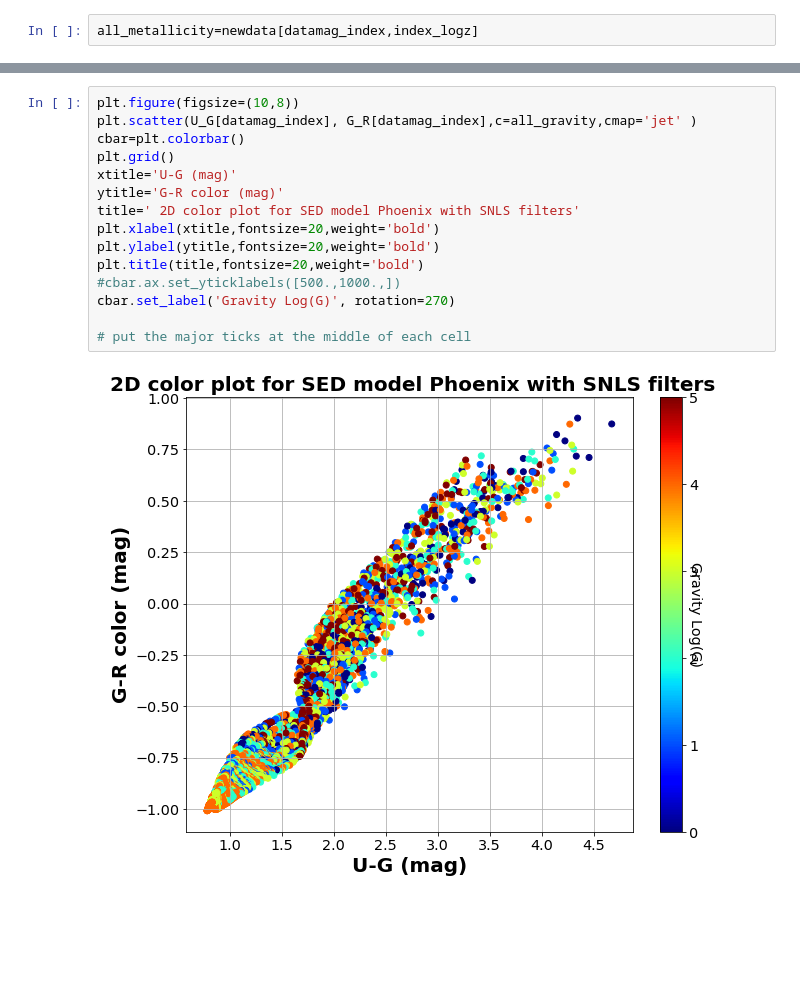
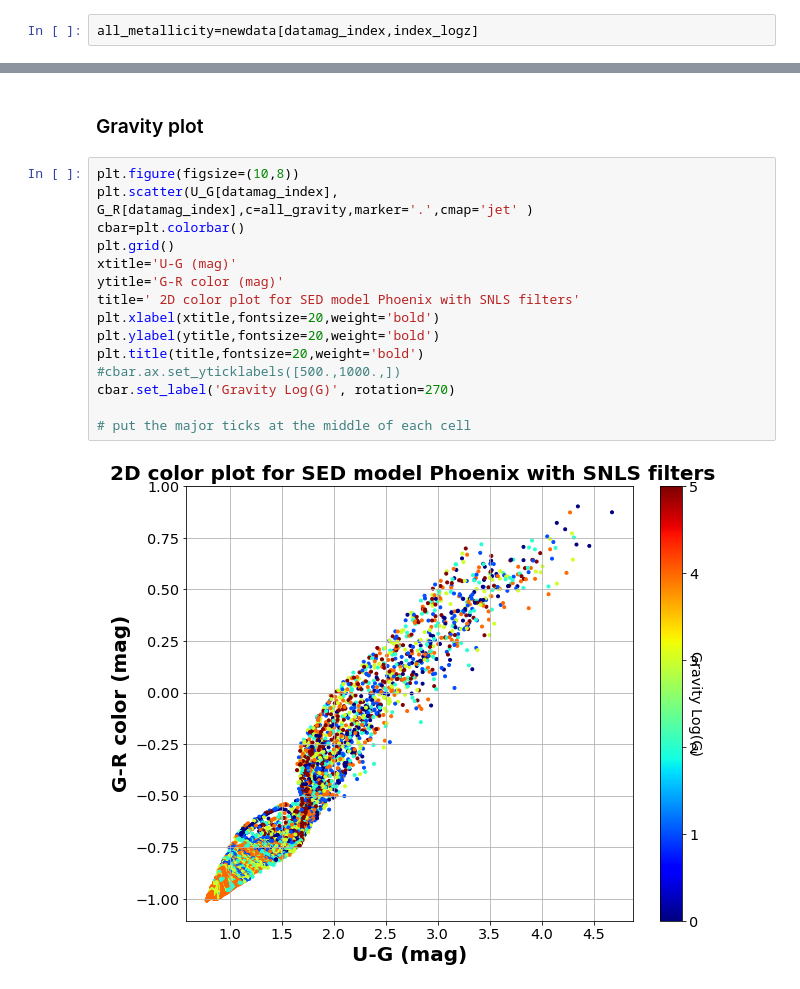
Before and after one commit to sylvielsstfr/PC5AtmStudies, a Jupyter notebook: SNLS/MergeSEDandMAG.ipynb, the cells around one changed output, grey strips where cells are left out. Saved outputs shown, nothing was run; the diff lists cells and outputs as text; blank space fills up the shorter version.

```diff
--- a/SNLS/MergeSEDandMAG.ipynb
+++ b/SNLS/MergeSEDandMAG.ipynb
@@ -164,17 +193,19 @@ cbar.set_label('Star Temperature', rotation=270)
+# %% [markdown]
+### Gravity plot
 # %%
 plt.figure(figsize=(10,8))
-plt.scatter(U_G[datamag_index], G_R[datamag_index],c=all_gravity,cmap='jet' )
+plt.scatter(U_G[datamag_index], G_R[datamag_index],c=all_gravity,marker='.',cmap='jet' )
 cbar=plt.colorbar()
 plt.grid()
 xtitle='U-G (mag)'
 ytitle='G-R color (mag)'
 title=' 2D color plot for SED model Phoenix with SNLS filters'
 plt.xlabel(xtitle,fontsize=20,weight='bold')
 plt.ylabel(ytitle,fontsize=20,weight='bold')
 plt.title(title,fontsize=20,weight='bold')
 #cbar.ax.set_yticklabels([500.,1000.,])
 cbar.set_label('Gravity Log(G)', rotation=270)
 
 # put the major ticks at the middle of each cell
 # %% [output]
-[figure, old version]
+[figure, new version]
```
Also changed, not shown: parts of 12 cells of this notebook.
